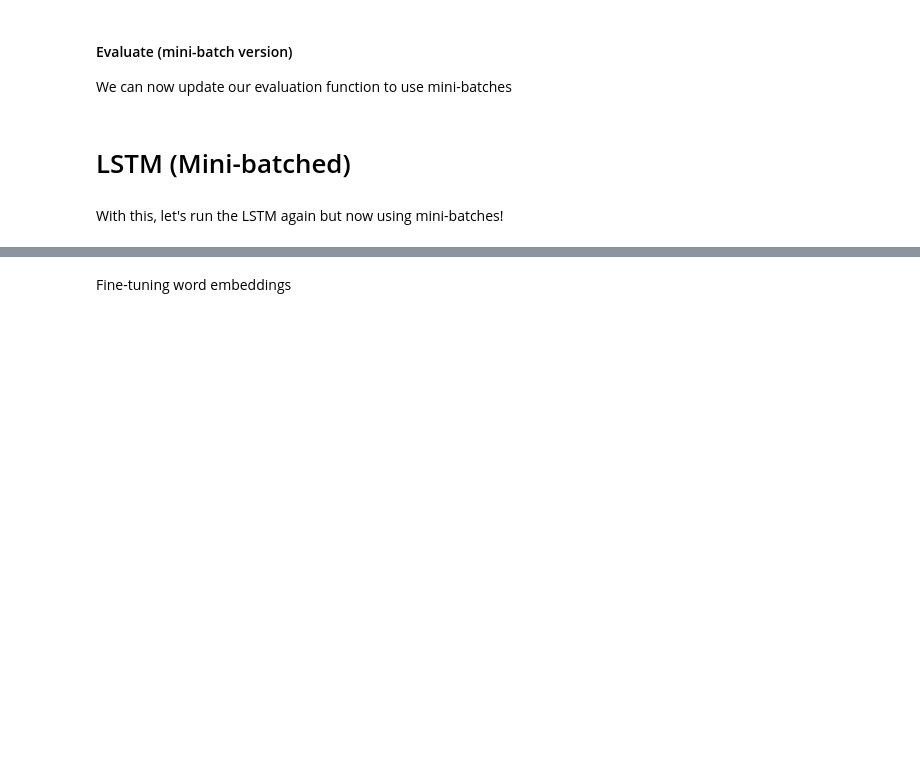
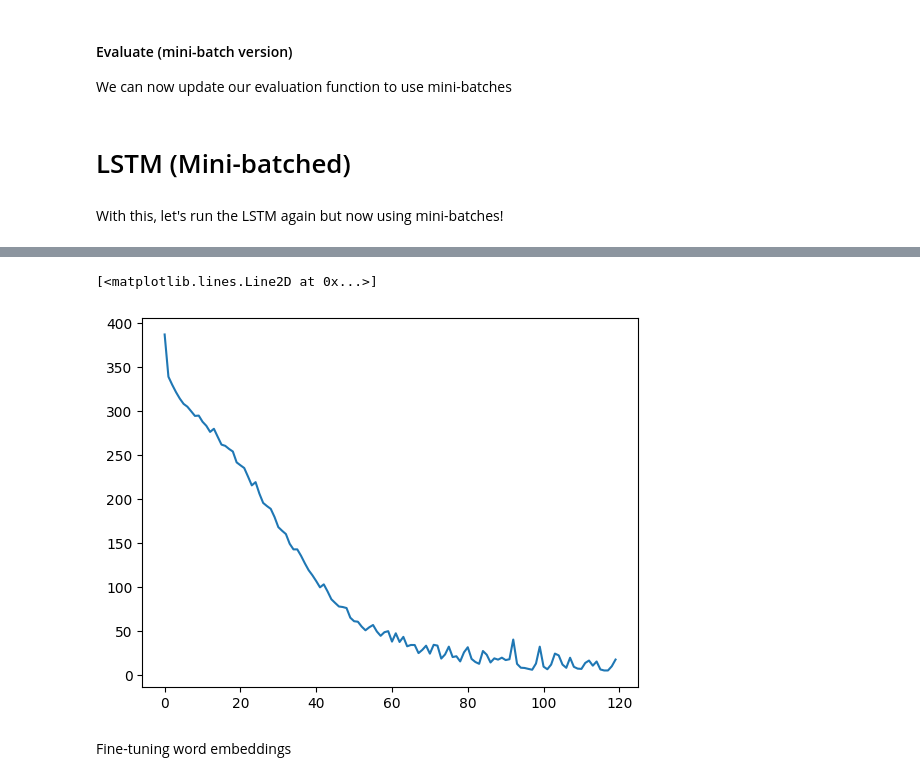
Before and after one commit to meherc99/nlp1-practicals, a Jupyter notebook: NLP1_2024_Practical_2.ipynb, the cells around one changed output, grey strips where cells are left out. Saved outputs shown, nothing was run; the diff lists cells and outputs as text; code cells hidden in the pictures; blank space fills up the shorter version.

```diff
--- a/NLP1_2024_Practical_2.ipynb
+++ b/NLP1_2024_Practical_2.ipynb
@@ -1545,5 +1666,9 @@ lstm_losses, lstm_accuracies = train_model(
 # %%
 # plot training loss
+plt.plot(lstm_losses)
+# %% [output]
+[<matplotlib.lines.Line2D at 0x...>]
+[figure, added]
 # %% [markdown]
 Fine-tuning word embeddings
 # %%
```
Also changed, not shown: parts of 13 cells of this notebook.
